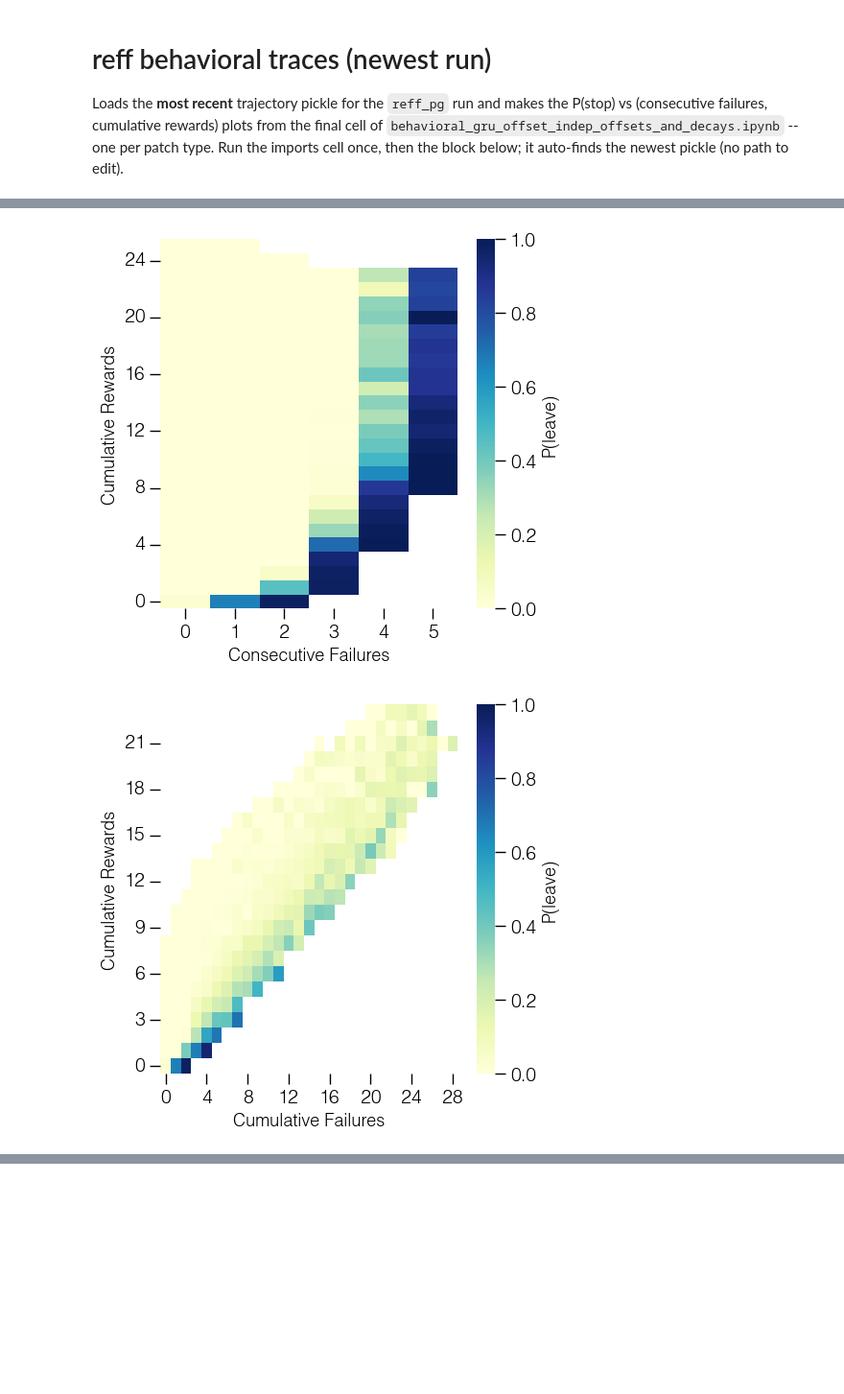
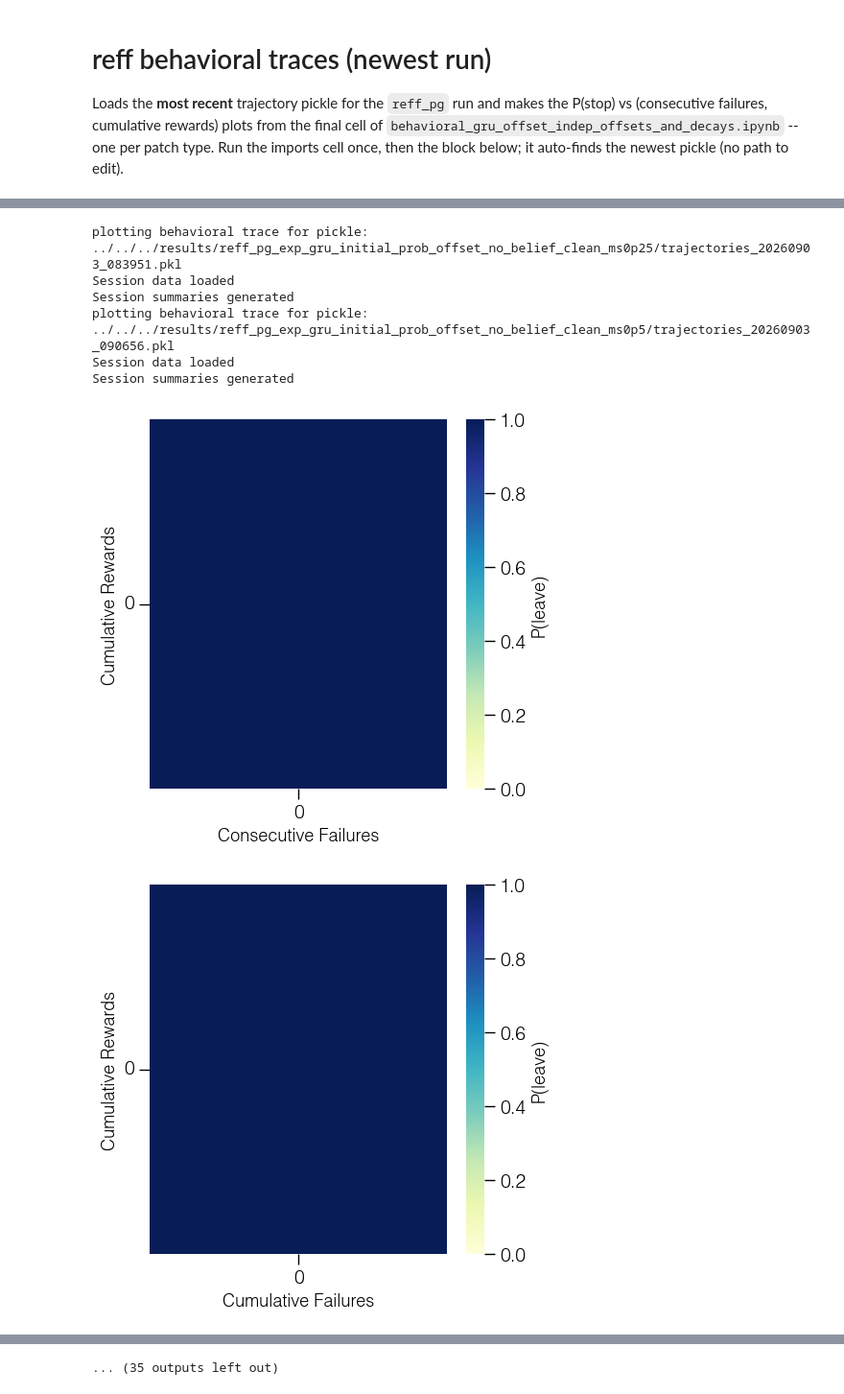
Before and after one commit to davidgbe/favorably_connected, a Jupyter notebook: code/notebooks/bulk_runs_jax/reff_behavioral_traces.ipynb, the cells around one changed output, grey strips where cells are left out. Shown at 96% size. Drawn from its saved outputs; the diff is of its cells as text; code cells hidden in the pictures; blank space fills up the shorter version.

```diff
--- a/code/notebooks/bulk_runs_jax/reff_behavioral_traces.ipynb
+++ b/code/notebooks/bulk_runs_jax/reff_behavioral_traces.ipynb
@@ -51,7 +54,10 @@ import glob
 # EXP = 'reff_pg_exp_gru_initial_prob_offset_belief_32_dim_v3'
 EXPS = [
     'reff_pg_exp_gru_initial_prob_offset_belief_32_dim_v3',
-    'reff_pg_markov_persistence_longer_interpatch'
+    'reff_pg_markov_persistence_longer_interpatch',
+    'reff_pg_exp_gru_initial_prob_offset_no_belief',
+    'reff_pg_exp_gru_initial_prob_offset_no_belief_clean_ms0p25',
+    'reff_pg_exp_gru_initial_prob_offset_no_belief_clean_ms0p5',
 ]
 all_cands = []
 for exp in EXPS:
@@ -63,7 +69,7 @@ for exp in EXPS:
         df = load_odor_site_df(data_path, nn_num=0)
 
         # --- final-cell plots: P(stop) heatmap over (consecutive failures x cumulative rewards) per patch ---
-        for patch_type in (1, 2,):
+        for patch_type in (0, 1, 2,):
             plot_stop_fraction(
                 df,
                 'consecutive_misses',
@@ -88,2 +97,8 @@ Session summaries generated
+plotting behavioral trace for pickle: ../../../results/reff_pg_exp_gru_initial_prob_offset_no_belief_clean_ms0p25/trajectories_20260903_083951.pkl
+Session data loaded
+Session summaries generated
+plotting behavioral trace for pickle: ../../../results/reff_pg_exp_gru_initial_prob_offset_no_belief_clean_ms0p5/trajectories_20260903_090656.pkl
+Session data loaded
+Session summaries generated
-[figure, old version]
+[figure, new version]
-[figure, old version]
+[figure, new version]
@@ -100,3 +113,4 @@ Session summaries generated
+... (35 outputs left out)
 # %%
 # Behavioral trace of one session (params modeled on behavioral_gru_offset_indep_offsets_and_decays).
 # Uses `data_path` (the newest pickle) found in the block above.
```
Also changed, not shown: parts of 4 cells of this notebook, 16 other files.
